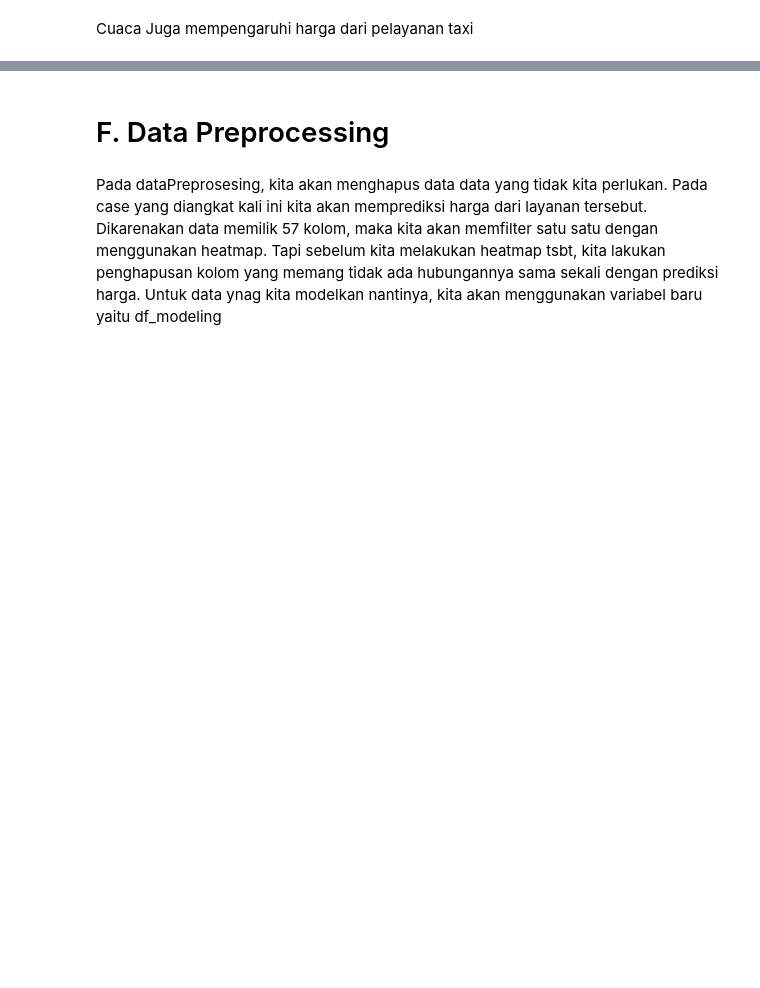
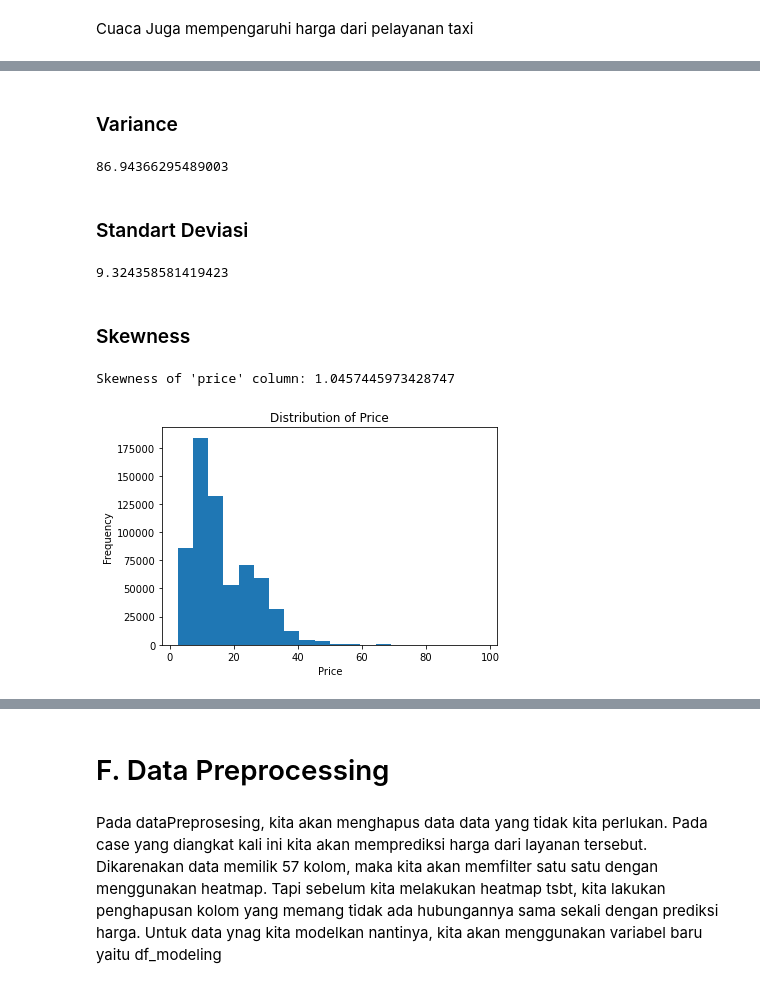
Before and after one commit to tassyirifiyya/ProjectHacktiv8-Kelp1, a Jupyter notebook: PYTN_KampusMerdeka_FP1_Hacktiv8.ipynb, the cells around one changed output, grey strips where cells are left out. Saved outputs shown, nothing was run; the diff lists cells and outputs as text; code cells hidden in the pictures; blank space fills up the shorter version.

```diff
--- a/PYTN_KampusMerdeka_FP1_Hacktiv8.ipynb
+++ b/PYTN_KampusMerdeka_FP1_Hacktiv8.ipynb
@@ -1059,0 +1090,43 @@ Cuaca Juga mempengaruhi harga dari pelayanan taxi
+# %% [markdown]
+### Variance
+# %%
+#menhitung variance price
+variance_price = df['price'].var()
+print(variance_price)
+# %% [output]
+86.94366295489003
+# %% [markdown]
+### Standart Deviasi
+# %%
+#menghitung Std dari price
+std_price = df['price'].std()
+print(std_price)
+# %% [output]
+9.324358581419423
+# %% [markdown]
+### Skewness
+# %%
+
+import matplotlib.pyplot as plt
+
+# Menghitung skewness pada kolom 'price'
+skewness = skew(df['price'])
+
+# Mencetak hasil skewness
+print("Skewness of 'price' column:", skewness)
+
+# Membuat histogram dari kolom 'price'
+plt.hist(df['price'], bins=20)
+
+# Menambahkan label pada sumbu x dan y
+plt.xlabel('Price')
+plt.ylabel('Frequency')
+
+# Menambahkan judul pada plot
+plt.title('Distribution of Price')
+
+# Menampilkan plot
+plt.show()
+# %% [output]
+Skewness of 'price' column: 1.0457445973428747
+[figure, added]
```
Also changed, not shown: parts of 36 cells of this notebook.
